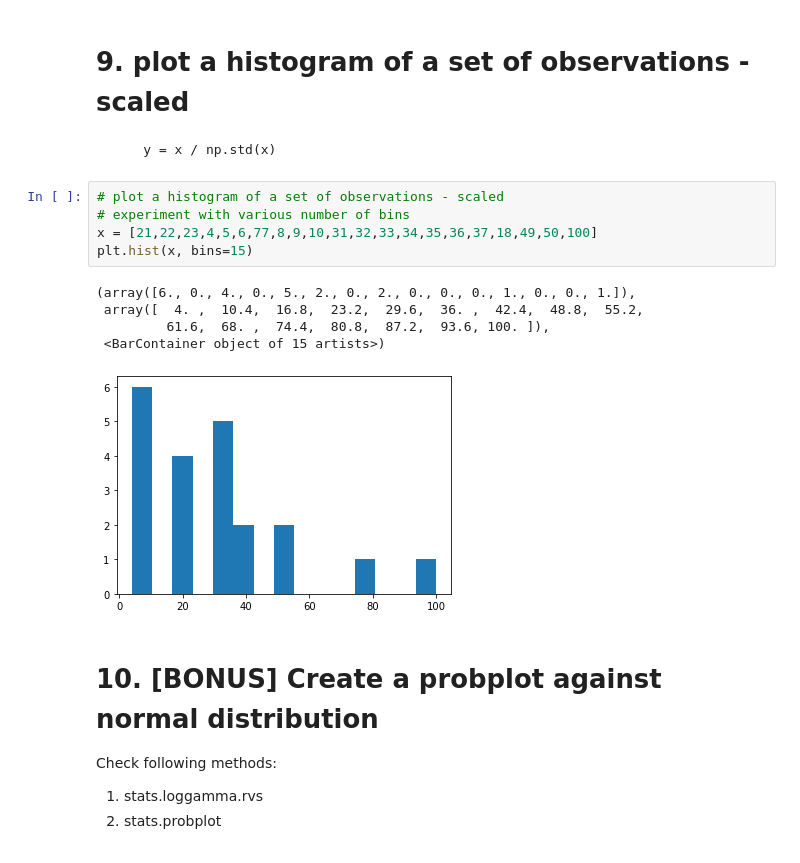
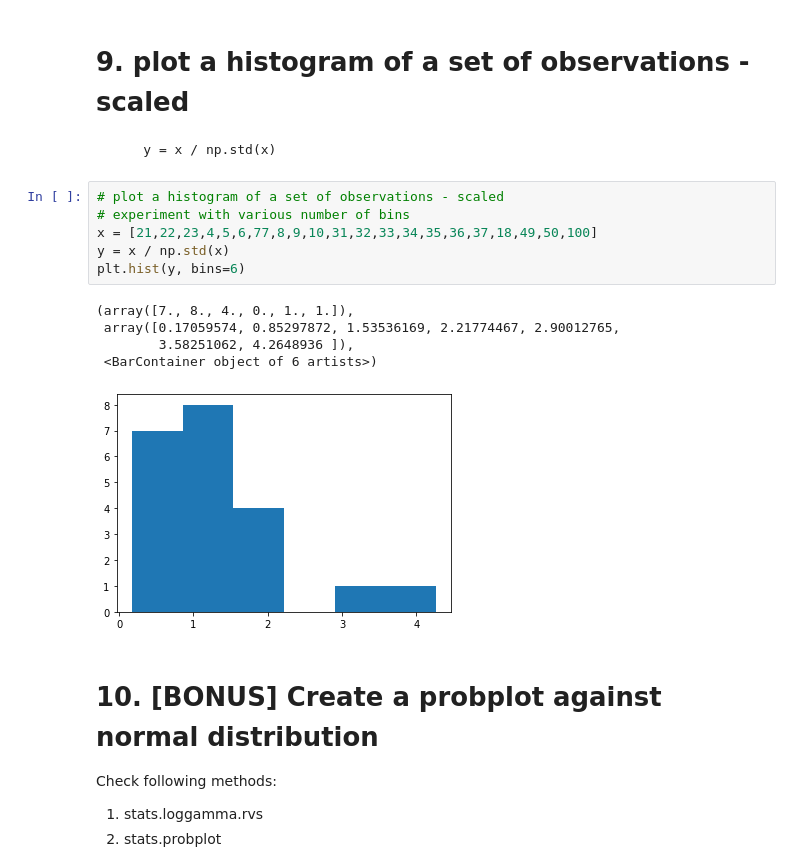
Before and after one commit to mhac009/Institute_of_Data, a Jupyter notebook: Labs/Module_1/Lab 1.1.4 Statistics - part 2 Lab.ipynb, the cells around one changed output. Saved outputs shown, nothing was run; the diff lists cells and outputs as text.

```diff
--- a/Labs/Module_1/Lab 1.1.4 Statistics - part 2 Lab.ipynb
+++ b/Labs/Module_1/Lab 1.1.4 Statistics - part 2 Lab.ipynb
@@ -212,14 +219,15 @@ plt.hist(x, bins = 12)
 # %%
 # plot a histogram of a set of observations - scaled
 # experiment with various number of bins
 x = [21,22,23,4,5,6,77,8,9,10,31,32,33,34,35,36,37,18,49,50,100]
-plt.hist(x, bins=15)
+y = x / np.std(x)
+plt.hist(y, bins=6)
 # %% [output]
-(array([6., 0., 4., 0., 5., 2., 0., 2., 0., 0., 0., 1., 0., 0., 1.]),
- array([  4. ,  10.4,  16.8,  23.2,  29.6,  36. ,  42.4,  48.8,  55.2,
-         61.6,  68. ,  74.4,  80.8,  87.2,  93.6, 100. ]),
- <BarContainer object of 15 artists>)
+(array([7., 8., 4., 0., 1., 1.]),
+ array([0.17059574, 0.85297872, 1.53536169, 2.21774467, 2.90012765,
+        3.58251062, 4.2648936 ]),
+ <BarContainer object of 6 artists>)
-[figure, old version]
+[figure, new version]
 # %% [markdown]
 # 10. [BONUS] Create a probplot against normal distribution
 
```
Also changed, not shown: parts of 4 cells of this notebook, 2 other files.
